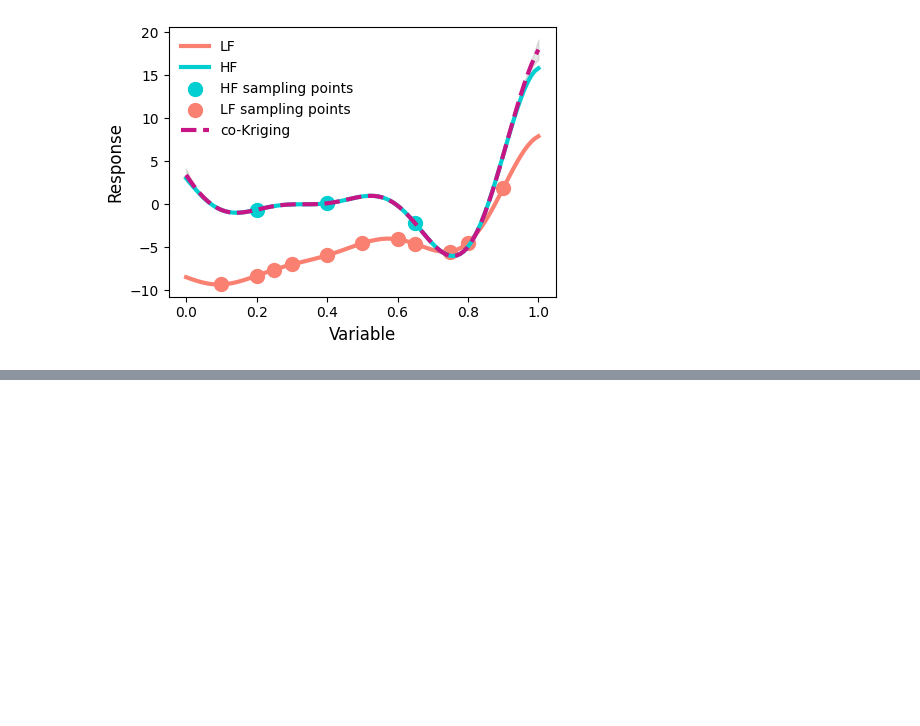
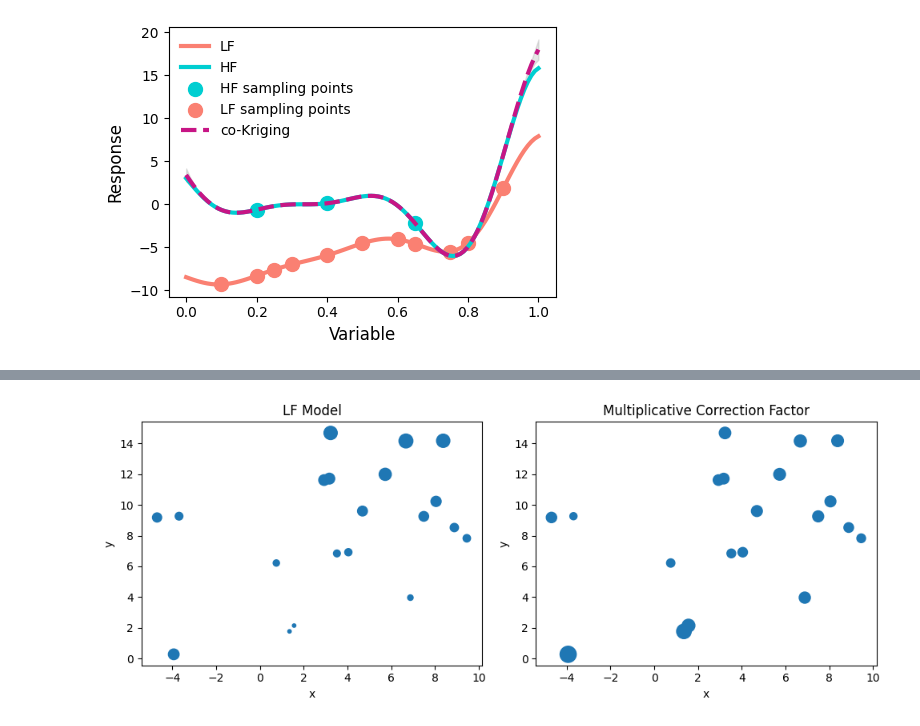
Before and after one commit to mgisellef/ReviewOfMultiFidelityModels_ToyProblems, a Jupyter notebook: Benchmark_Functions.ipynb, the cells around one changed output, grey strips where cells are left out. Cells and saved outputs as stored; diff of their text form; code cells hidden in the pictures; blank space fills up the shorter version.

```diff
--- a/Benchmark_Functions.ipynb
+++ b/Benchmark_Functions.ipynb
@@ -217,0 +698,53 @@ plt.show()
+# %%
+import matplotlib.pyplot as plt
+import numpy as np
+
+class BraninScatterPlot:
+    def __init__(self, x_sampHF, y_sampHF):
+        """Initialize with the sampled points for the High-Fidelity model."""
+        self.x_sampHF = x_sampHF
+        self.y_sampHF = y_sampHF
+
+    def func_HF(self, x, y):
+        """High-fidelity function (HF) based on the Branin function."""
+        # Branin parameters
+        a, b, c, r, s, t = 1, 5.1 / (4 * np.pi ** 2), 5 / np.pi, 6, 10, 1 / (8 * np.pi)
+        return a * (y - b * x ** 2 + c * x - r) ** 2 + s * (1 - t) * np.cos(x) + s
+
+    def func_LF(self, x, y):
+        """Low-fidelity function (LF) derived from the high-fidelity function."""
+        return 0.5 * self.func_HF(x, y) + 5 * (y - 0.5) - 5
+
+    def plot_scatter(self):
+        """Plot LF and HF models as scatter plots with varying sizes."""
+        plt.figure(figsize=(10, 4))
+
+        # Plot LF function
+        plt.subplot(1, 2, 1)
+        plt.scatter(self.x_sampHF, self.y_sampHF, self.func_LF(self.x_sampHF, self.y_sampHF))
+        plt.xlabel('x')
+        plt.ylabel('y')
+        plt.title('LF Model')
+
+        # Plot HF function with size scaled to HF/LF ratio
+        plt.subplot(1, 2, 2)
+        size_factor = 100 * self.func_HF(self.x_sampHF, self.y_sampHF) / self.func_LF(self.x_sampHF, self.y_sampHF)
+        plt.scatter(self.x_sampHF, self.y_sampHF, s=size_factor)
+        plt.xlabel('x')
+        plt.ylabel('y')
+        plt.title('Multiplicative Correction Factor')
+
+        plt.tight_layout()
+        # Save the plot as a high-resolution PNG file
+        plt.savefig('Multiplicative_factor_quotient_study.png', dpi=1000, bbox_inches='tight', transparent=True)
+        plt.show()
+
+if __name__ == '__main__':
+    np.random.seed(0)
+    x_sampHF = np.random.uniform(-5, 10, 20)
+    y_sampHF = np.random.uniform(0, 15, 20)
+
+    plotter = BraninScatterPlot(x_sampHF, y_sampHF)
+    plotter.plot_scatter()
+# %% [output]
+[figure, added]
```
Also changed, not shown: parts of 10 cells of this notebook, 8 other files.
